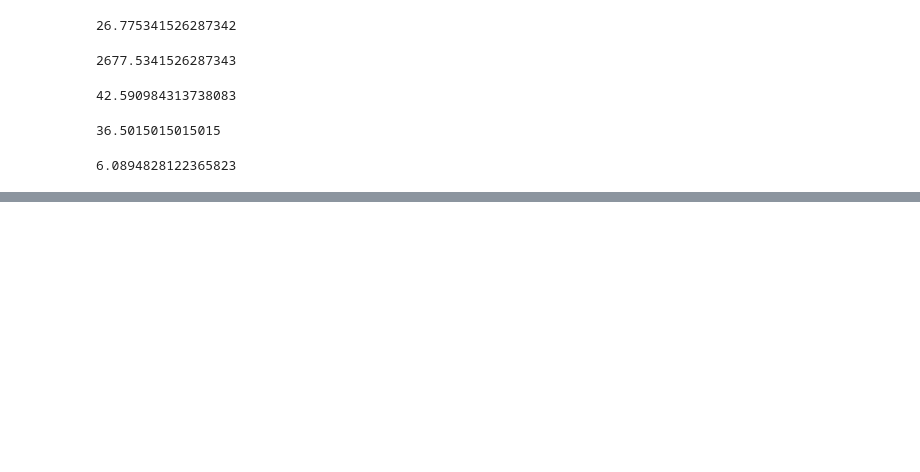
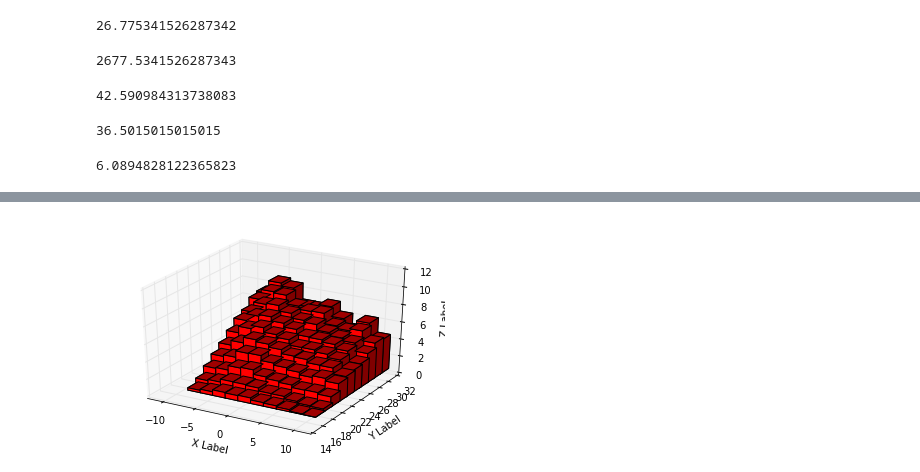
Before and after one commit to ramalho/farinha, a Jupyter notebook: Farinha.ipynb, the cells around one changed output, grey strips where cells are left out. Saved outputs shown, nothing was run; the diff lists cells and outputs as text; code cells hidden in the pictures; blank space fills up the shorter version.

Commit message:
Plotagem do gráfico das subdivisões da aproximação volumétrica

```diff
--- a/Farinha.ipynb
+++ b/Farinha.ipynb
@@ -316,0 +360,34 @@ error_rate_percentage
+# %%
+# inverte a altura das boxes para a plotagem
+model_zs_negative = []
+for zs in model_zs:
+    model_zs_negative.append(-zs)
+# %%
+# plotagem das subdivisões da aproximação volumétrica
+%matplotlib inline
+import numpy as np
+from mpl_toolkits.mplot3d import Axes3D
+import matplotlib.pyplot as plt
+
+fig = plt.figure()
+ax = fig.add_subplot(111, projection='3d')
+n = 100
+
+ax.set_xlim(-12,12)
+ax.set_ylim(14,32)
+ax.set_zlim(0,12)
+
+xs = model_xs
+ys = model_ys
+zs = model_zs
+
+square_division_size = box_min.x+box_width_step
+Axes3D.bar3d(ax, xs, ys, zs, square_size, square_size, model_zs_negative, color='r')
+
+ax.set_xlabel('X Label')
+ax.set_ylabel('Y Label')
+ax.set_zlabel('Z Label')
+
+plt.show()
+# %% [output]
+[figure, added]
```
Also changed, not shown: parts of 3 cells of this notebook.
